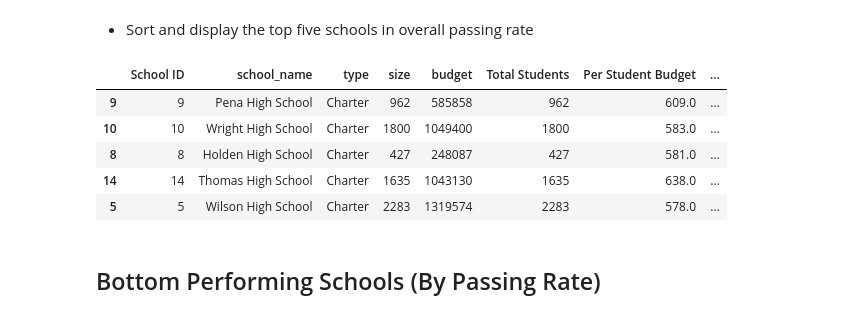
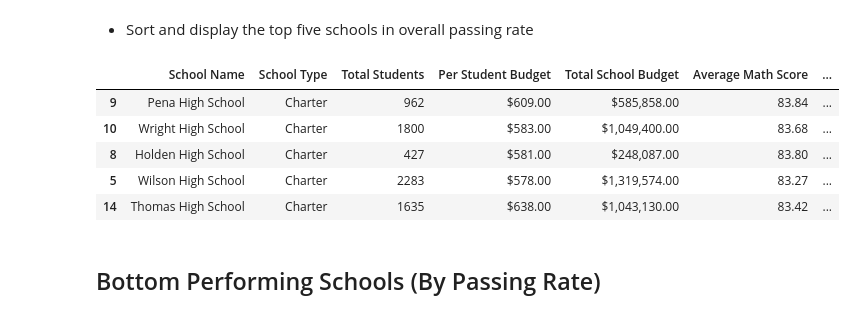
Before and after one commit to arentaylor/Week4-Pandas-Pandas-Pandas, a Jupyter notebook: PyCitySchools.ipynb, the cells around one changed output. Drawn from its saved outputs; the diff is of its cells as text; code cells hidden in the pictures.

```diff
--- a/PyCitySchools.ipynb
+++ b/PyCitySchools.ipynb
@@ -107,7 +116,7 @@ School_budget=school_grps["budget"].mean()
 budget_by_student=School_budget/School_student_count
 school_avg_math=school_grps["math_score"].mean()
 school_avg_read=school_grps["reading_score"].mean()
-school_students_pass_read = school_student[school_student["reading_score"] >= 70].groupby("school_name")["Student ID"].count()/School_student_count
-school_students_pass_math = school_student[school_student["math_score"] >= 70].groupby("school_name")["Student ID"].count()/School_student_count
+school_students_pass_read = school_student_df[school_student_df["reading_score"] >= 70].groupby("school_name")["Student ID"].count()/School_student_count
+school_students_pass_math = school_student_df[school_student_df["math_score"] >= 70].groupby("school_name")["Student ID"].count()/School_student_count
 school_students_pass_overall = (school_avg_math + school_avg_read)/2
 # %%
@@ -145,0 +135,29 @@ mergedSchoolSummary_df
+# %%
+#creating a formated version of the df above, so I can display this but call the unformatted one later.
+#Probably inefficient, but I could not get strings with $ signs and the like to convert back to numbers.
+school_summary__format_df = pd.DataFrame({
+
+    "Total Students": School_student_count,
+    "Per Student Budget": budget_by_student,
+    "Total School Budget": School_budget,
+    "Average Math Score": school_avg_math,
+    "Average Reading Score": school_avg_read,
+    "% Passing Math": school_students_pass_math,
+    "% Passing Reading": school_students_pass_read,
+    "Overall Passing Rate": school_students_pass_overall
+})
+school_summary__format_df["Total School Budget"] = school_summary__format_df["Total School Budget"].astype(float).map(
+    "${:,.2f}".format)
+school_summary__format_df["Per Student Budget"] = school_summary__format_df["Per Student Budget"].astype(float).map(
+    "${:,.2f}".format)
+school_summary__format_df["% Passing Reading"] = ((school_summary__format_df["% Passing Reading"].astype(float))*100).map(
+    "{:,.2f}%".format)
+school_summary__format_df["Average Math Score"] = school_summary__format_df["Average Math Score"].astype(float).map(
+    "{:,.2f}".format)
+school_summary__format_df["Average Reading Score"] = school_summary__format_df["Average Reading Score"].astype(float).map(
+    "{:,.2f}".format)
+school_summary__format_df["% Passing Math"] = ((school_summary__format_df["% Passing Math"].astype(float))*100).map(
+    "{:,.2f}%".format)
+school_summary__format_df["Overall Passing Rate"] = school_summary__format_df["Overall Passing Rate"].astype(float).map(
+    "{:,.2f}%".format)
+school_summary__format_df
@@ -145,0 +188,7 @@ mergedSchoolSummary_df
+# %%
+mergedSchoolSummary_format_df = pd.merge(school_data, school_summary__format_df, on="school_name")
+mergedSchoolSummary_format_df = mergedSchoolSummary_format_df[["school_name", "type", "Total Students",
+                                    "Per Student Budget", "Total School Budget", "Average Math Score", "Average Reading Score",
+                                     "% Passing Math", "% Passing Reading", "Overall Passing Rate"]]
+mergedSchoolSummary_format_df = mergedSchoolSummary_format_df.rename(columns={"school_name":"School Name", "type":"School Type"})
+mergedSchoolSummary_format_df
@@ -148,15 +214,15 @@ mergedSchoolSummary_df
 # %% [markdown]
 * Sort and display the top five schools in overall passing rate
 # %%
-sort_mergedSchoolSummary_df = mergedSchoolSummary_df.sort_values("Overall Passing Rate", ascending=False)[:5]
-sort_mergedSchoolSummary_df
+sort_mergedSchoolSummary_df1 = mergedSchoolSummary_format_df.sort_values("Overall Passing Rate", ascending=False)[:5]
+sort_mergedSchoolSummary_df1
 # %% [output]
-|  | School ID | school_name | type | size | budget | Total Students | Per Student Budget | ... |
-| 9 | 9 | Pena High School | Charter | 962 | 585858 | 962 | 609.0 | ... |
-| 10 | 10 | Wright High School | Charter | 1800 | 1049400 | 1800 | 583.0 | ... |
-| 8 | 8 | Holden High School | Charter | 427 | 248087 | 427 | 581.0 | ... |
-| 14 | 14 | Thomas High School | Charter | 1635 | 1043130 | 1635 | 638.0 | ... |
-| 5 | 5 | Wilson High School | Charter | 2283 | 1319574 | 2283 | 578.0 | ... |
+|  | School Name | School Type | Total Students | Per Student Budget | Total School Budget | Average Math Score | ... |
+| 9 | Pena High School | Charter | 962 | $609.00 | $585,858.00 | 83.84 | ... |
+| 10 | Wright High School | Charter | 1800 | $583.00 | $1,049,400.00 | 83.68 | ... |
+| 8 | Holden High School | Charter | 427 | $581.00 | $248,087.00 | 83.80 | ... |
+| 5 | Wilson High School | Charter | 2283 | $578.00 | $1,319,574.00 | 83.27 | ... |
+| 14 | Thomas High School | Charter | 1635 | $638.00 | $1,043,130.00 | 83.42 | ... |
 # %% [markdown]
 ## Bottom Performing Schools (By Passing Rate)
 # %% [markdown]
```
Also changed, not shown: parts of 18 cells of this notebook.
